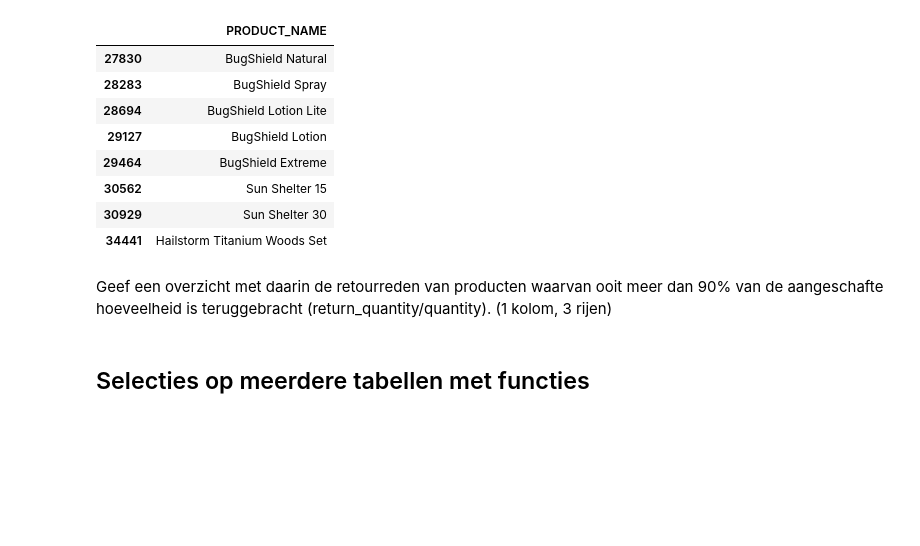
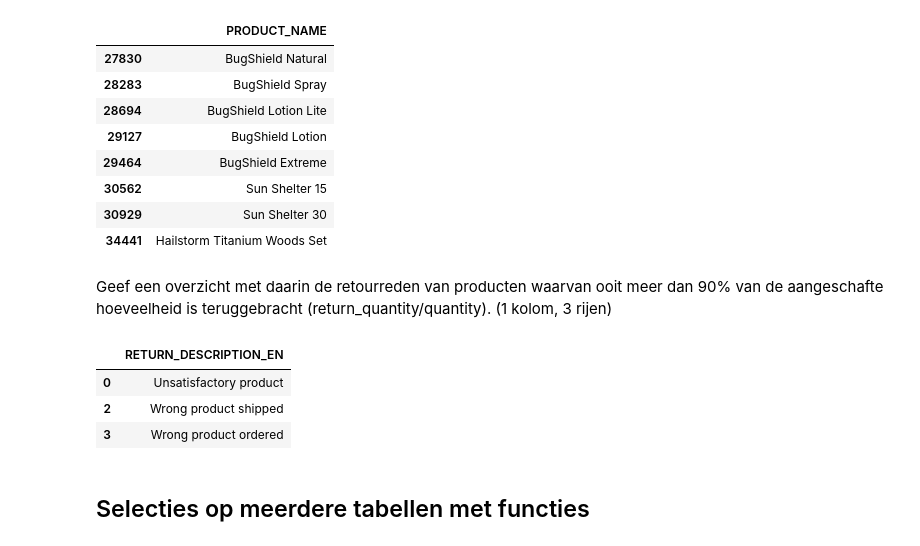
Before and after one commit to RobbertSchwarze/SEM4Robbert, a Jupyter notebook: DEAI - Pythonweek WC Dataselectie met pandas/Opdrachten.ipynb, the cells around one changed output. Drawn from its saved outputs; the diff is of its cells as text; code cells hidden in the pictures; blank space fills up the shorter version.

Commit message:
[Opdracht] overzicht met retourreden

```diff
--- a/DEAI - Pythonweek WC Dataselectie met pandas/Opdrachten.ipynb
+++ b/DEAI - Pythonweek WC Dataselectie met pandas/Opdrachten.ipynb
@@ -651,6 +651,35 @@ resultaat
 | 34441 | Hailstorm Titanium Woods Set |
 # %% [markdown]
 Geef een overzicht met daarin de retourreden van producten waarvan ooit meer dan 90% van de aangeschafte hoeveelheid is teruggebracht (return_quantity/quantity). (1 kolom, 3 rijen)
+# %%
+# Welke tabellen? RETURNED_ITEM, ORDER_DETAILS, RETURN_REASON
+# Welke kolommen?
+# RETURNED_ITEM : FK = ORDER_DETAIL_CODE, RETURN_QUANTITY
+# ORDER_DETAILS : PK = ORDER_DETAIL_CODE, QUANTITY
+# RETURN_REASON : PK : RETURN_REASON_CODE, RETURN_DESCRIPTION_EN
+# Hoe joinen we deze?
+# on = ORDER_DETAIL_CODE -> RETURN_REASON_CODE
+# Lees de query's in
+# Maak een boolean waarvan ooit meer dan 90% van de aangeschafte hoeveelheid is teruggebracht (return_quantity/quantity)
+
+returned_item = pd.read_sql_query(select_all_returned_item, conn)
+order_details = pd.read_sql_query(select_all_order_details, conn)
+return_reason = pd.read_sql_query(select_all_return_reason, conn)
+
+overzicht = pd.merge(returned_item, order_details, on = 'ORDER_DETAIL_CODE', how = 'inner')
+
+overzicht2 = pd.merge(overzicht, return_reason, on ='RETURN_REASON_CODE', how = 'inner')
+
+retourde_items_meer_dan_90 = ( (overzicht2['RETURN_QUANTITY'] / overzicht2['QUANTITY']) ) > 0.90
+
+resultaat = overzicht2.loc[retourde_items_meer_dan_90, ['RETURN_DESCRIPTION_EN']].drop_duplicates()
+
+resultaat
+# %% [output]
+|  | RETURN_DESCRIPTION_EN |
+| 0 | Unsatisfactory product |
+| 2 | Wrong product shipped |
+| 3 | Wrong product ordered |
 # %% [markdown]
 ## Selecties op meerdere tabellen met functies
 # %% [markdown]
```
